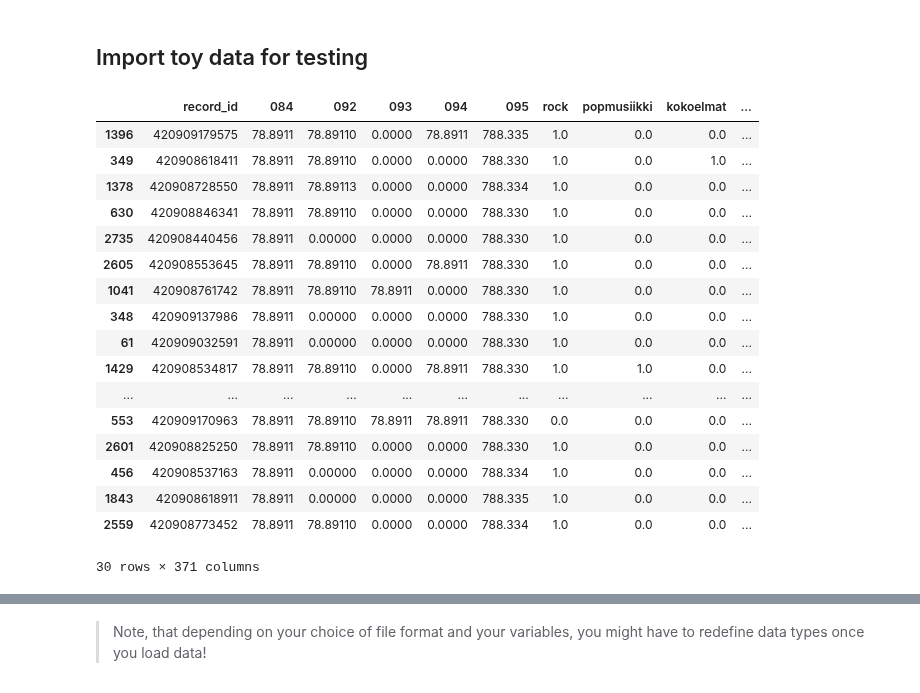
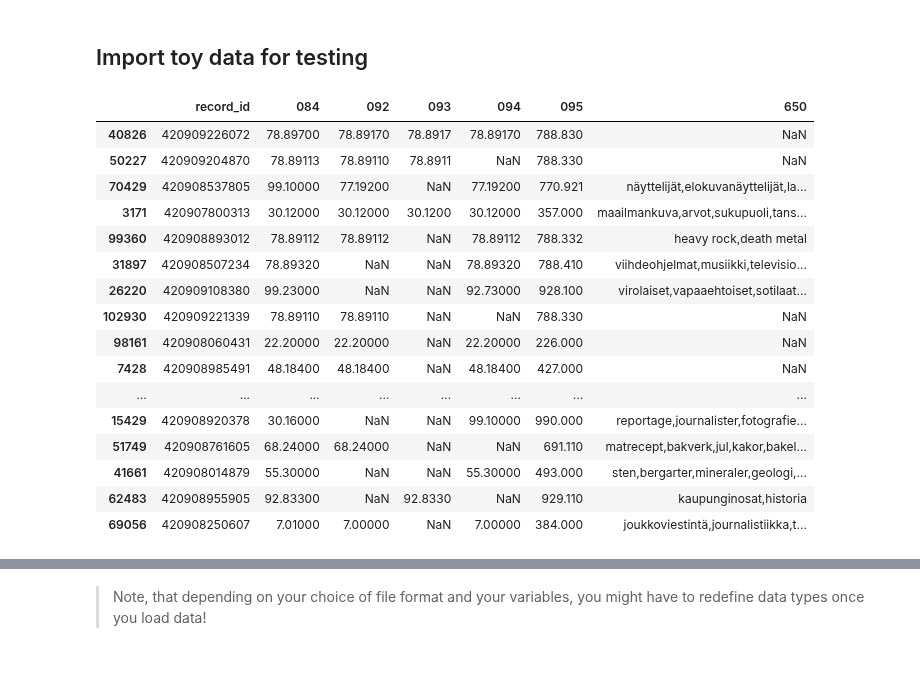
Before and after one commit to City-of-Helsinki/ml_hki_library_classifier, a Jupyter notebook: 01_model.ipynb, the cells around one changed output, grey strips where cells are left out. Drawn from its saved outputs; the diff is of its cells as text; code cells hidden in the pictures.

```diff
--- a/01_model.ipynb
+++ b/01_model.ipynb
@@ -94,7 +94,9 @@ Remember, only simple assignments here!
 # Parameters
 
 # this cell is tagged with 'parameters'
-toy_data_filename = "data/preprocessed_data/dataset_toy_hki_lib_book_classification.csv"
+toy_data_file = "data/preprocessed_data/dataset_toy_all_classes.csv"
+all_classes_data_file = "data/preprocessed_data/dataset_clean_all_classes.csv"
+input_data_file = "data/preprocessed_data/input_file.csv"
 seed = 0
 # %% [output]
 [interactive output not drawn]
@@ -107,25 +109,24 @@ np.random.seed(seed)
 # %% [markdown]
 ## Import toy data for testing
 # %%
-toy_df = pd.read_csv(toy_data_filename, index_col=0)
+toy_df = pd.read_csv(toy_data_file, index_col=0)
 toy_df.head(30)
 # %% [output]
-|  | record_id | 084 | 092 | 093 | 094 | 095 | rock | popmusiikki | kokoelmat | ... |
-| 1396 | 420909179575 | 78.8911 | 78.89110 | 0.0000 | 78.8911 | 788.335 | 1.0 | 0.0 | 0.0 | ... |
-| 349 | 420908618411 | 78.8911 | 78.89110 | 0.0000 | 0.0000 | 788.330 | 1.0 | 0.0 | 1.0 | ... |
-| 1378 | 420908728550 | 78.8911 | 78.89113 | 0.0000 | 0.0000 | 788.334 | 1.0 | 0.0 | 0.0 | ... |
-| 630 | 420908846341 | 78.8911 | 78.89110 | 0.0000 | 0.0000 | 788.330 | 1.0 | 0.0 | 0.0 | ... |
-| 2735 | 420908440456 | 78.8911 | 0.00000 | 0.0000 | 0.0000 | 788.330 | 1.0 | 0.0 | 0.0 | ... |
-| 2605 | 420908553645 | 78.8911 | 78.89110 | 0.0000 | 78.8911 | 788.330 | 1.0 | 0.0 | 0.0 | ... |
-| 1041 | 420908761742 | 78.8911 | 78.89110 | 78.8911 | 0.0000 | 788.330 | 1.0 | 0.0 | 0.0 | ... |
-| 348 | 420909137986 | 78.8911 | 0.00000 | 0.0000 | 0.0000 | 788.330 | 1.0 | 0.0 | 0.0 | ... |
-| 61 | 420909032591 | 78.8911 | 0.00000 | 0.0000 | 0.0000 | 788.330 | 1.0 | 0.0 | 0.0 | ... |
-| 1429 | 420908534817 | 78.8911 | 78.89110 | 0.0000 | 78.8911 | 788.330 | 1.0 | 1.0 | 0.0 | ... |
-| ... | ... | ... | ... | ... | ... | ... | ... | ... | ... | ... |
-| 553 | 420909170963 | 78.8911 | 78.89110 | 78.8911 | 78.8911 | 788.330 | 0.0 | 0.0 | 0.0 | ... |
-| 2601 | 420908825250 | 78.8911 | 78.89110 | 0.0000 | 0.0000 | 788.330 | 1.0 | 0.0 | 0.0 | ... |
-| 456 | 420908537163 | 78.8911 | 0.00000 | 0.0000 | 0.0000 | 788.334 | 1.0 | 0.0 | 0.0 | ... |
-| 1843 | 420908618911 | 78.8911 | 0.00000 | 0.0000 | 0.0000 | 788.335 | 1.0 | 0.0 | 0.0 | ... |
-| 2559 | 420908773452 | 78.8911 | 78.89110 | 0.0000 | 0.0000 | 788.334 | 1.0 | 0.0 | 0.0 | ... |
+|  | record_id | 084 | 092 | 093 | 094 | 095 | 650 |
+| 40826 | 420909226072 | 78.89700 | 78.89170 | 78.8917 | 78.89170 | 788.830 | NaN |
+| 50227 | 420909204870 | 78.89113 | 78.89110 | 78.8911 | NaN | 788.330 | NaN |
+| 70429 | 420908537805 | 99.10000 | 77.19200 | NaN | 77.19200 | 770.921 | näyttelijät,elokuvanäyttelijät,la... |
+| 3171 | 420907800313 | 30.12000 | 30.12000 | 30.1200 | 30.12000 | 357.000 | maailmankuva,arvot,sukupuoli,tans... |
+| 99360 | 420908893012 | 78.89112 | 78.89112 | NaN | 78.89112 | 788.332 | heavy rock,death metal |
+| 31897 | 420908507234 | 78.89320 | NaN | NaN | 78.89320 | 788.410 | viihdeohjelmat,musiikki,televisio... |
+| 26220 | 420909108380 | 99.23000 | NaN | NaN | 92.73000 | 928.100 | virolaiset,vapaaehtoiset,sotilaat... |
+| 102930 | 420909221339 | 78.89110 | 78.89110 | NaN | NaN | 788.330 | NaN |
+| 98161 | 420908060431 | 22.20000 | 22.20000 | NaN | 22.20000 | 226.000 | NaN |
+| 7428 | 420908985491 | 48.18400 | 48.18400 | NaN | 48.18400 | 427.000 | NaN |
+| ... | ... | ... | ... | ... | ... | ... | ... |
+| 15429 | 420908920378 | 30.16000 | NaN | NaN | 99.10000 | 990.000 | reportage,journalister,fotografie... |
+| 51749 | 420908761605 | 68.24000 | 68.24000 | NaN | NaN | 691.110 | matrecept,bakverk,jul,kakor,bakel... |
+| 41661 | 420908014879 | 55.30000 | NaN | NaN | 55.30000 | 493.000 | sten,bergarter,mineraler,geologi,... |
+| 62483 | 420908955905 | 92.83300 | NaN | 92.8330 | NaN | 929.110 | kaupunginosat,historia |
+| 69056 | 420908250607 | 7.01000 | 7.00000 | NaN | 7.00000 | 384.000 | joukkoviestintä,journalistiikka,t... |
-30 rows × 371 columns
 [interactive output not drawn]
```
Also changed, not shown: parts of 4 cells of this notebook.
